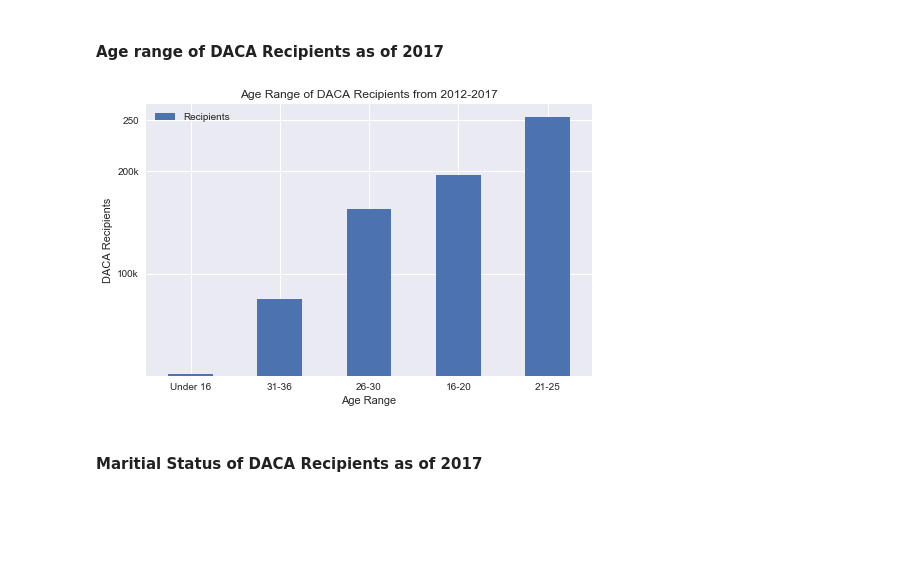
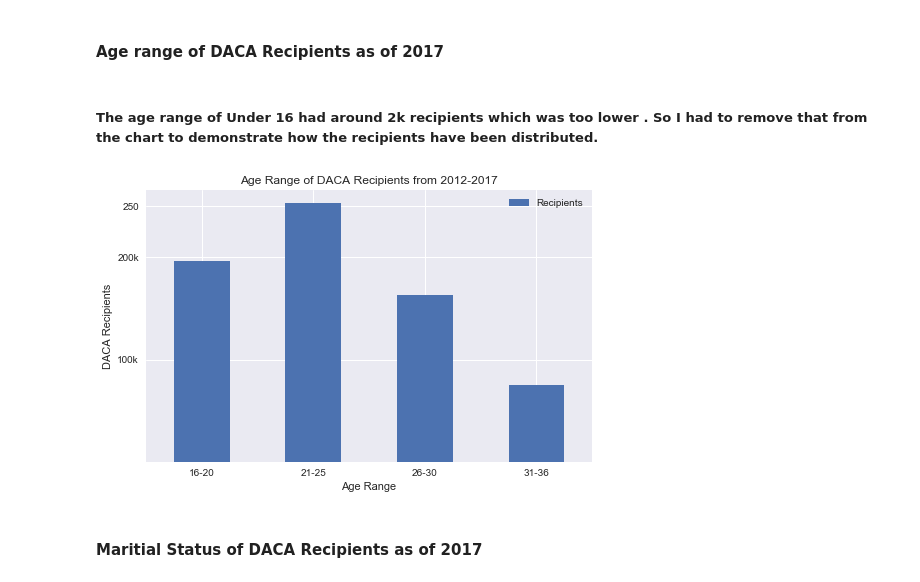
Before and after one commit to KirazG/datascience, a Jupyter notebook: capstone-project1/final report/final_data_science_report_capstone_one.ipynb, the cells around one changed output. Saved outputs shown, nothing was run; the diff lists cells and outputs as text; code cells hidden in the pictures; blank space fills up the shorter version.

```diff
--- a/capstone-project1/final report/final_data_science_report_capstone_one.ipynb
+++ b/capstone-project1/final report/final_data_science_report_capstone_one.ipynb
@@ -630,21 +667,24 @@ plt.show()
 [figure]
 # %% [markdown]
 #### Age range of DACA Recipients as of 2017
+# %% [markdown]
+##### The age range of Under 16 had around 2k recipients which was too lower . So I had to remove that from the chart to demonstrate how the recipients have been distributed.
 # %%
 df_rec_age = pd.read_excel('data/daca_recipients_age.xls',header=1)
 df_rec_age_top5 = df_rec_age.head(5)
+df_rec_age_top5= df_rec_age_top5[df_rec_age_top5["Age"] != 'Under 16']
 sns.set()
-df_rec_age_top5.sort_values(by='Recipients')[-5:].plot(x='Age',kind='bar',figsize=(8,5))
+df_rec_age_top5.plot(x='Age',kind='bar',figsize=(8,5))
 plt.xlabel('Age Range')
 plt.ylabel('DACA Recipients')
 plt.title('Age Range of DACA Recipients from 2012-2017')
 tick_val = [100000,200000,250000]
 tick_lab = ['100k','200k','250']
 plt.yticks(tick_val,tick_lab)
 plt.xticks(rotation=0)
 plt.show()
 # %% [output]
-[figure, old version]
+[figure, new version]
 # %% [markdown]
 #### Maritial Status of DACA Recipients as of 2017
 # %%
```
Also changed, not shown: parts of 54 cells of this notebook.
